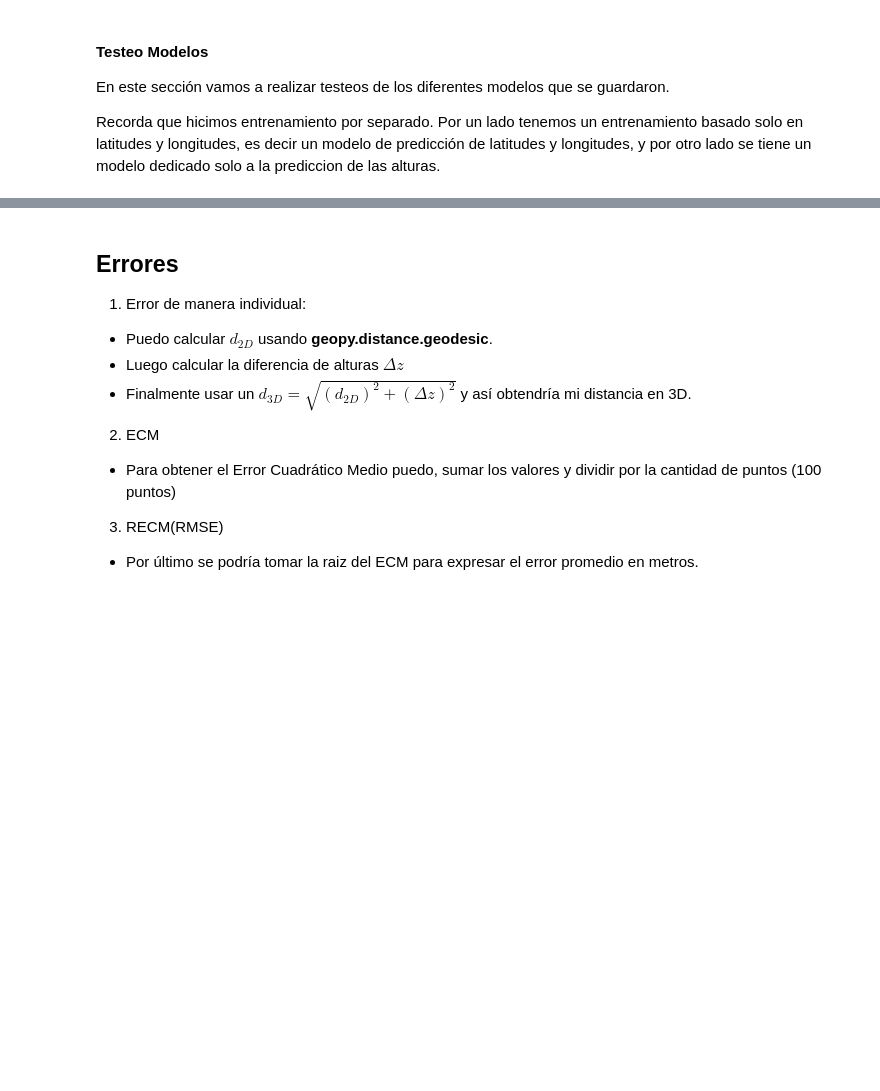
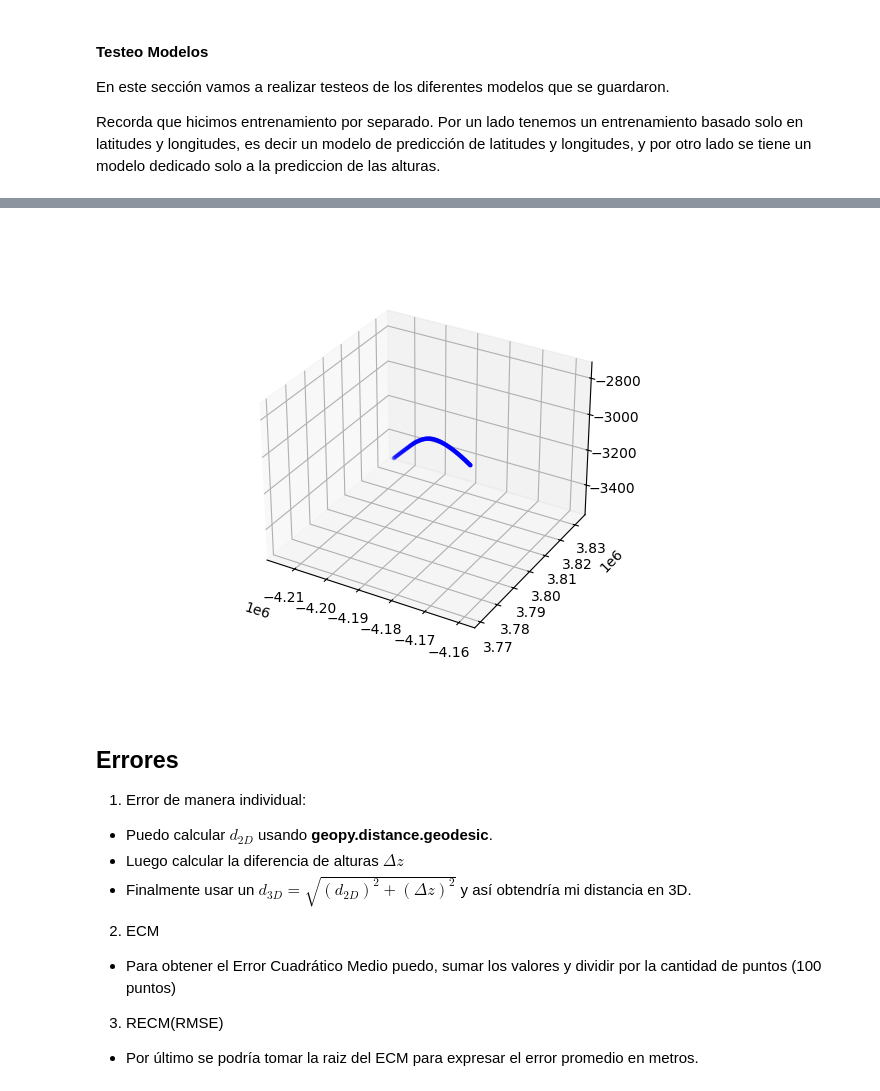
Before and after one commit to ValeFernando840/Ray-Tracing, a Jupyter notebook: 04-Testeo_Modelos.ipynb, the cells around one changed output, grey strips where cells are left out. Drawn from its saved outputs; the diff is of its cells as text; code cells hidden in the pictures; blank space fills up the shorter version.

```diff
--- a/04-Testeo_Modelos.ipynb
+++ b/04-Testeo_Modelos.ipynb
@@ -146,3 +135,18 @@ plt.show()
+# %%
+
+X = alt_true *np.cos(phi_true)*np.sin(theta_true)
+Y = alt_true *np.sin(phi_true)*np.sin(theta_true)
+Z = alt_true *np.cos(theta_true)
+
+fig = plt.figure()
+ax 	= fig.add_subplot(projection='3d')
+
+ax.scatter(X, Y,(Z-R0)/1E3, color = 'blue', marker = '.')
+plt.show()
+
+# Nota: A que se puede deber que
+# %% [output]
+[figure, added]
 # %%
 # NOTAS:-----------------------
 #De aqui en adelante aún no se trato.
```
Also changed, not shown: parts of 3 cells of this notebook.
